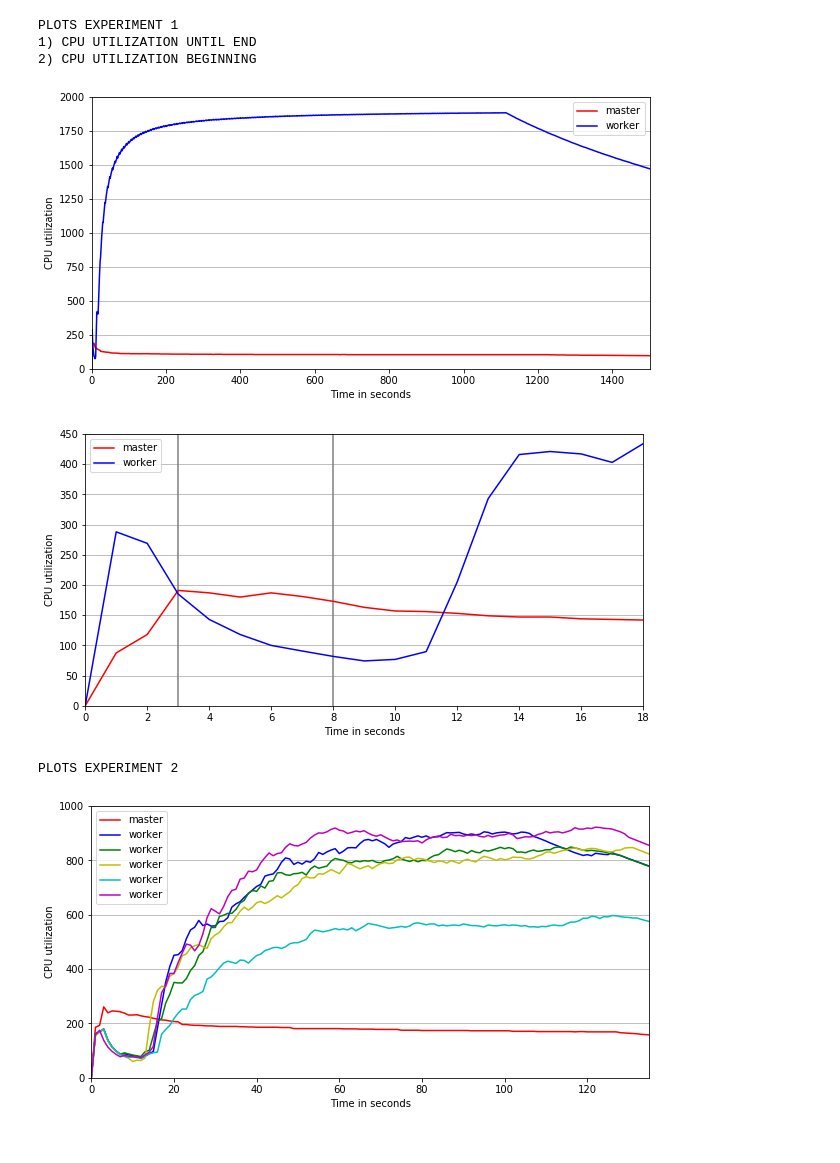
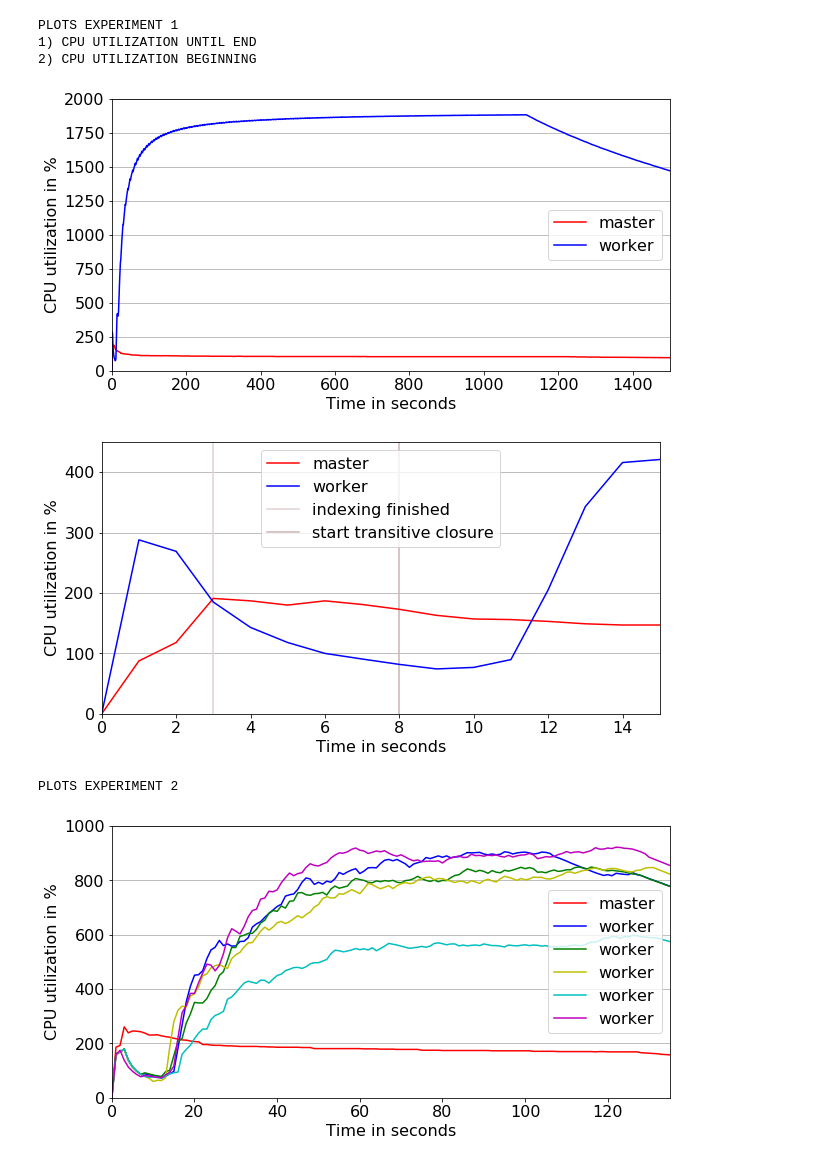
Before and after one commit to jmakr0/Distributed-Entity-Resolution, a Jupyter notebook: evaluation/plot/cpu-usage.ipynb, the cells around one changed output. Saved outputs shown, nothing was run; the diff lists cells and outputs as text; code cells hidden in the pictures.

```diff
--- a/evaluation/plot/cpu-usage.ipynb
+++ b/evaluation/plot/cpu-usage.ipynb
@@ -7,6 +7,9 @@ from extract import extract
 
 import numpy as np
 import matplotlib.pyplot as plt
+import matplotlib
+
+matplotlib.rcParams.update({'font.size': 16})
 # %%
 # get data here
 experiment_name = 'experiment_5'
@@ -23,15 +26,15 @@ def plot_cpu_utilization(number_of_nodes, round, save_to, plot_events = False, y
     # /1000 from ms -> s, than round to next int, because we measure cpu per second
     data_read = ceil(float(experiment['data-read'])/1000)
     start_tc = ceil(float(experiment['start-tc'])/1000)
-
-    xevents = EventCollection([data_read, start_tc], color='tab:grey', linelength=1000000000,)
+    xevent1 = EventCollection([start_tc], color='#ccb3b3', linelength=1000000000)
+    xevent2 = EventCollection([data_read], color='#e1d0d0', linelength=1000000000)
 
     # plot the data
     fig = plt.figure(figsize=(10, 5))
     ax = fig.add_subplot(1, 1, 1)
 
     ax.set_xlabel("Time in seconds")
-    ax.set_ylabel("CPU utilization")
+    ax.set_ylabel("CPU utilization in %")
 
     if x_min_max:
         ax.set_xlim(x_min_max)
@@ -65,10 +68,15 @@ def plot_cpu_utilization(number_of_nodes, round, save_to, plot_events = False, y
     if y_ticks:
         plt.yticks(y_ticks)
 
+
+    if plot_events:
+        ax.add_collection(xevent1)
+        ax.add_collection(xevent2)
+        ax.plot([], [], color='#e1d0d0', label='indexing finished')
+        ax.plot([], [], color='#ccb3b3', label='start transitive closure')
+
     plt.legend()
 
-    if plot_events:
-        ax.add_collection(xevents)
 
     # display the plot
     plt.show()
@@ -76,22 +84,22 @@ def plot_cpu_utilization(number_of_nodes, round, save_to, plot_events = False, y
 # %%
 print('PLOTS EXPERIMENT 1')
 
 print('1) CPU UTILIZATION UNTIL END')
 plot_cpu_utilization('1', '2', 'utilization_exp1.pdf', x_min_max=(0,1500), y_min_max=(0,2000))
 print('2) CPU UTILIZATION BEGINNING')
-plot_cpu_utilization('1', '2', 'utilization_exp1_detail.pdf', plot_events=True, x_min_max=(0,18), y_min_max=(0,450))
+plot_cpu_utilization('1', '2', 'utilization_exp1_detail.pdf', plot_events=True, x_min_max=(0,15), y_min_max=(0,450))
 # %% [output]
 PLOTS EXPERIMENT 1
 1) CPU UTILIZATION UNTIL END
 2) CPU UTILIZATION BEGINNING
-[figure, old version]
+[figure, new version]
-[figure, old version]
+[figure, new version]
 # %%
 print('PLOTS EXPERIMENT 2')
 plot_cpu_utilization('5', '3', 'utilization_exp2.pdf', x_min_max=(0,135), y_min_max=(0,1000))
 # %% [output]
 PLOTS EXPERIMENT 2
-[figure, old version]
+[figure, new version]
 # %%
 print('ADDITIONAL PLOTS')
 plot_cpu_utilization('4', '3', 'p1.pdf', x_min_max=(0,160), y_min_max=(0,2000))
```
Also changed, not shown: parts of 1 cell of this notebook, 1 other file.
